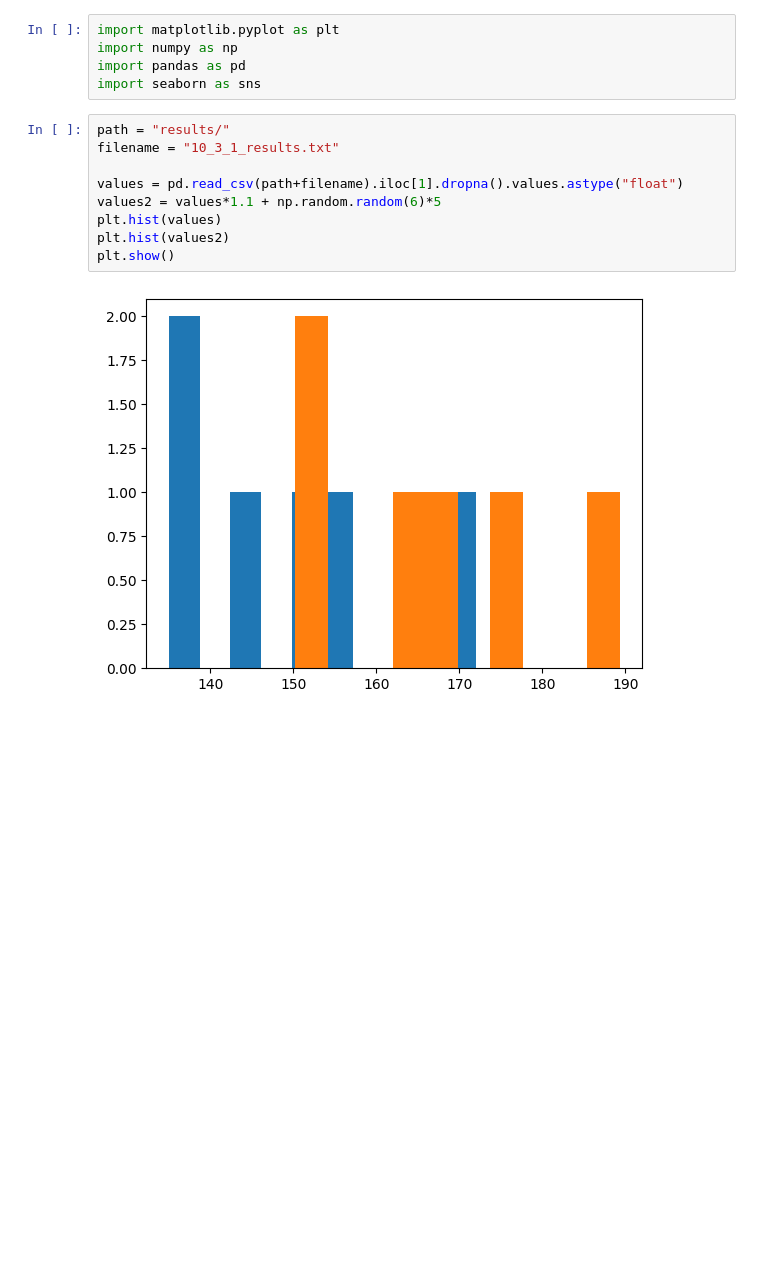
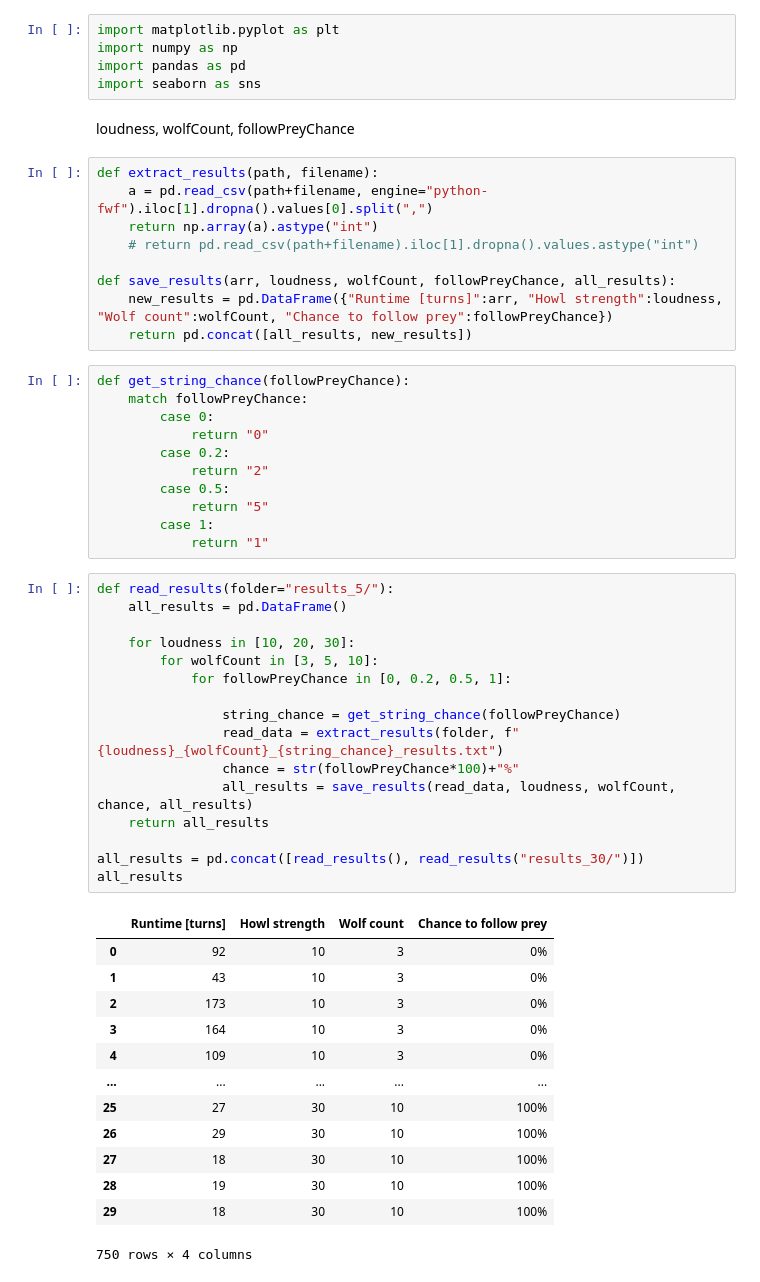
Before and after one commit to diamenciarz/Agent_Coordination, a Jupyter notebook: PlotResults.ipynb, the cells around one changed output. Drawn from its saved outputs; the diff is of its cells as text; blank space fills up the shorter version.

```diff
--- a/PlotResults.ipynb
+++ b/PlotResults.ipynb
@@ -3,14 +3,55 @@ import matplotlib.pyplot as plt
 import numpy as np
 import pandas as pd
 import seaborn as sns
-# %%
-path = "results/"
-filename = "10_3_1_results.txt"
-
-values = pd.read_csv(path+filename).iloc[1].dropna().values.astype("float")
-values2 = values*1.1 + np.random.random(6)*5
-plt.hist(values)
-plt.hist(values2)
-plt.show()
-# %% [output]
-[figure, removed]
+# %% [markdown]
+loudness, wolfCount, followPreyChance
+# %%
+def extract_results(path, filename):
+    a = pd.read_csv(path+filename, engine="python-fwf").iloc[1].dropna().values[0].split(",")
+    return np.array(a).astype("int")
+    # return pd.read_csv(path+filename).iloc[1].dropna().values.astype("int")
+
+def save_results(arr, loudness, wolfCount, followPreyChance, all_results):
+    new_results = pd.DataFrame({"Runtime [turns]":arr, "Howl strength":loudness, "Wolf count":wolfCount, "Chance to follow prey":followPreyChance})
+    return pd.concat([all_results, new_results])
+# %%
+def get_string_chance(followPreyChance):
+    match followPreyChance:
+        case 0:
+            return "0"
+        case 0.2:
+            return "2"
+        case 0.5:
+            return "5"
+        case 1:
+            return "1"
+# %%
+def read_results(folder="results_5/"):
+    all_results = pd.DataFrame()
+
+    for loudness in [10, 20, 30]:
+        for wolfCount in [3, 5, 10]:
+            for followPreyChance in [0, 0.2, 0.5, 1]:
+
+                string_chance = get_string_chance(followPreyChance)
+                read_data = extract_results(folder, f"{loudness}_{wolfCount}_{string_chance}_results.txt")
+                chance = str(followPreyChance*100)+"%"
+                all_results = save_results(read_data, loudness, wolfCount, chance, all_results)
+    return all_results
+
+all_results = pd.concat([read_results(), read_results("results_30/")])
+all_results
+# %% [output]
+|  | Runtime [turns] | Howl strength | Wolf count | Chance to follow prey |
+| 0 | 92 | 10 | 3 | 0% |
+| 1 | 43 | 10 | 3 | 0% |
+| 2 | 173 | 10 | 3 | 0% |
+| 3 | 164 | 10 | 3 | 0% |
+| 4 | 109 | 10 | 3 | 0% |
+| ... | ... | ... | ... | ... |
+| 25 | 27 | 30 | 10 | 100% |
+| 26 | 29 | 30 | 10 | 100% |
+| 27 | 18 | 30 | 10 | 100% |
+| 28 | 19 | 30 | 10 | 100% |
+| 29 | 18 | 30 | 10 | 100% |
+750 rows × 4 columns
```
Also changed, not shown: parts of 3 cells of this notebook, 3 other files.
